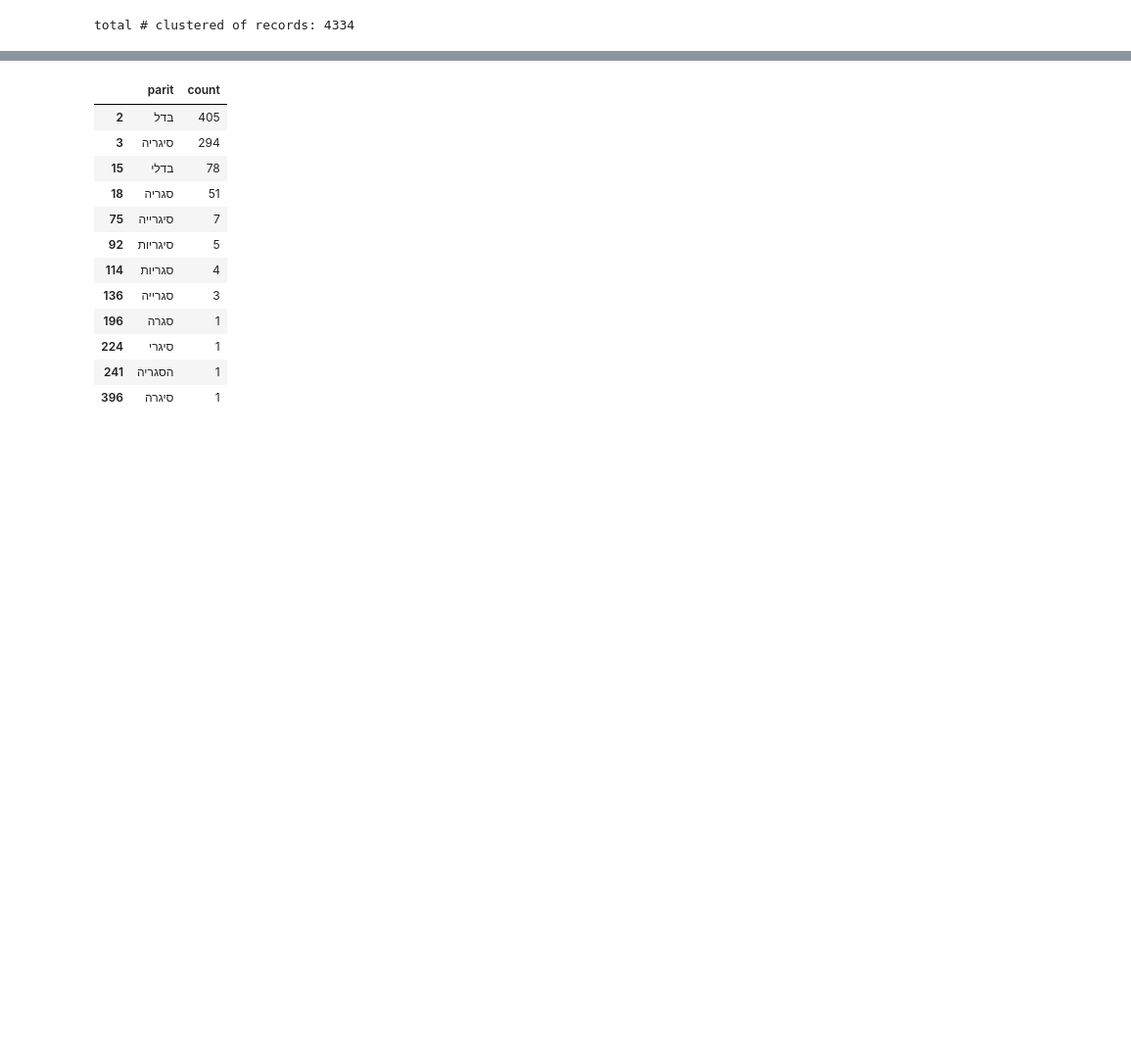
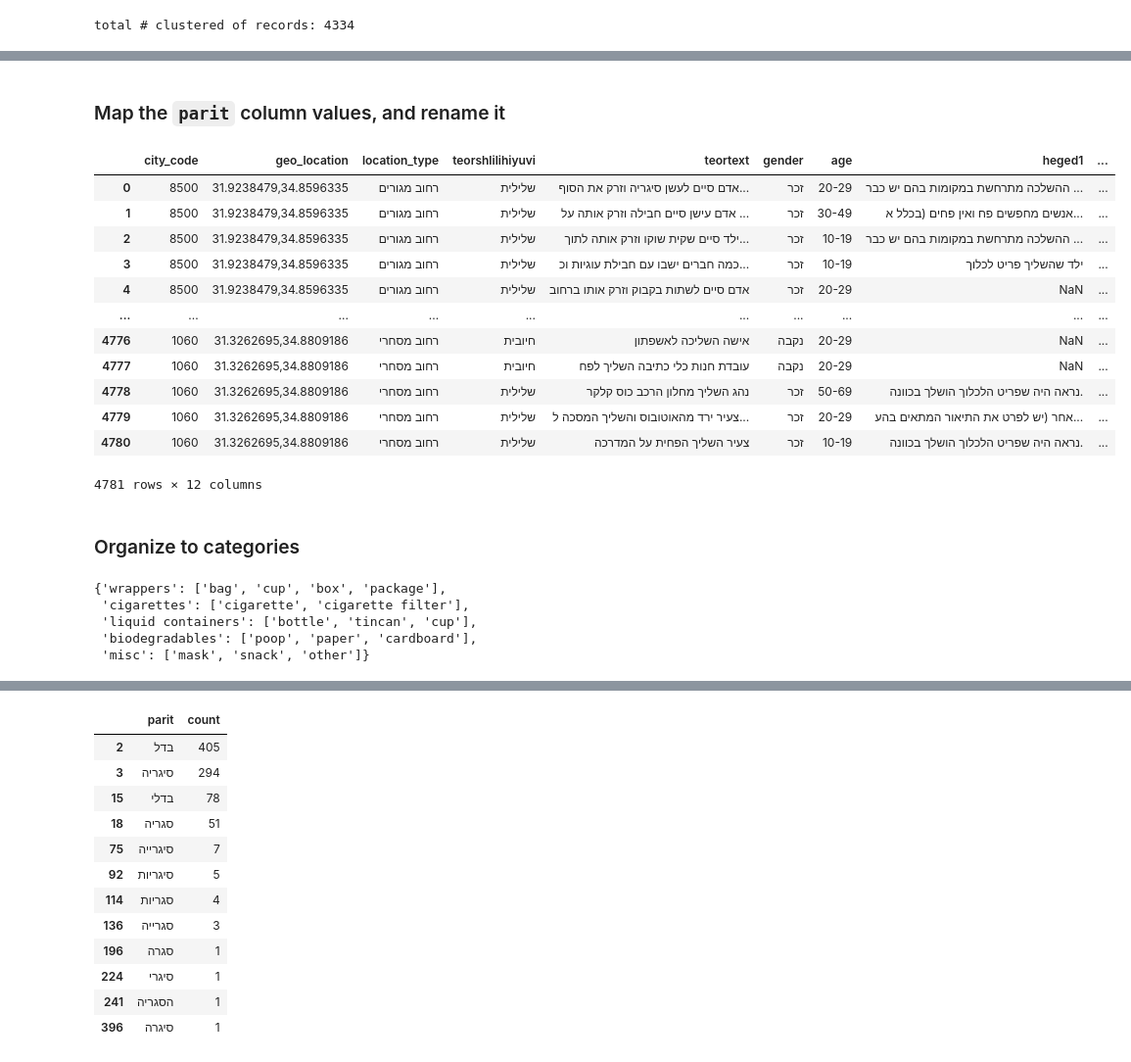
Before and after one commit to ColgateSmile/Visualization_Project_littering-incidents-Israel, a Jupyter notebook: master.ipynb, the cells around one changed output, grey strips where cells are left out. Shown at 98% size. Cells and saved outputs as stored; diff of their text form; code cells hidden in the pictures; blank space fills up the shorter version.

```diff
--- a/master.ipynb
+++ b/master.ipynb
@@ -729,0 +556,37 @@ Analysis of litter objects by word frequency:
+# %% [markdown]
+### Map the `parit` column values, and rename it
+# %%
+df_merged['subcategory'] = df_merged.parit.apply(lambda x: [cls for cls in subcategory if x in subcategory[cls]])
+df_merged['subcategory'] = df_merged['subcategory'].apply(lambda x: x[0] if len(x) > 0 else None)
+df_merged = df_merged.reset_index(drop=True)
+df_merged.drop(['parit'], axis=1, inplace=True)
+df_merged
+# %% [output]
+|  | city_code | geo_location | location_type | teorshlilihiyuvi | teortext | gender | age | heged1 | ... |
+| 0 | 8500 | 31.9238479,34.8596335 | רחוב מגורים | שלילית | אדם סיים לעשן סיגריה וזרק את הסוף... | זכר | 20-29 | ההשלכה מתרחשת במקומות בהם יש כבר ... | ... |
+| 1 | 8500 | 31.9238479,34.8596335 | רחוב מגורים | שלילית | אדם עישן סיים חבילה וזרק אותה על ... | זכר | 30-49 | אנשים מחפשים פח ואין פחים (בכלל א... | ... |
+| 2 | 8500 | 31.9238479,34.8596335 | רחוב מגורים | שלילית | ילד סיים שקית שוקו וזרק אותה לתוך... | זכר | 10-19 | ההשלכה מתרחשת במקומות בהם יש כבר ... | ... |
+| 3 | 8500 | 31.9238479,34.8596335 | רחוב מגורים | שלילית | כמה חברים ישבו עם חבילת עוגיות וכ... | זכר | 10-19 | ילד שהשליך פריט לכלוך | ... |
+| 4 | 8500 | 31.9238479,34.8596335 | רחוב מגורים | שלילית | אדם סיים לשתות בקבוק וזרק אותו ברחוב | זכר | 20-29 | NaN | ... |
+| ... | ... | ... | ... | ... | ... | ... | ... | ... | ... |
+| 4776 | 1060 | 31.3262695,34.8809186 | רחוב מסחרי | חיובית | אישה השליכה לאשפתון | נקבה | 20-29 | NaN | ... |
+| 4777 | 1060 | 31.3262695,34.8809186 | רחוב מסחרי | חיובית | עובדת חנות כלי כתיבה השליך לפח | נקבה | 20-29 | NaN | ... |
+| 4778 | 1060 | 31.3262695,34.8809186 | רחוב מסחרי | שלילית | נהג השליך מחלון הרכב כוס קלקר | זכר | 50-69 | נראה היה שפריט הלכלוך הושלך בכוונה. | ... |
+| 4779 | 1060 | 31.3262695,34.8809186 | רחוב מסחרי | שלילית | צעיר ירד מהאוטובוס והשליך המסכה ל... | זכר | 20-29 | אחר (יש לפרט את התיאור המתאים בהע... | ... |
+| 4780 | 1060 | 31.3262695,34.8809186 | רחוב מסחרי | שלילית | צעיר השליך הפחית על המדרכה | זכר | 10-19 | נראה היה שפריט הלכלוך הושלך בכוונה. | ... |
+4781 rows × 12 columns
+# %% [markdown]
+### Organize to categories
+# %%
+category['wrappers'] = ['bag', 'cup', 'box', 'package']
+category['cigarettes'] = ['cigarette', 'cigarette filter']
+category['liquid containers'] = ['bottle', 'tincan', 'cup']
+category['biodegradables'] = ['poop', 'paper', 'cardboard']
+category['misc'] = ['mask', 'snack', 'other']
+category
+# %% [output]
+{'wrappers': ['bag', 'cup', 'box', 'package'],
+ 'cigarettes': ['cigarette', 'cigarette filter'],
+ 'liquid containers': ['bottle', 'tincan', 'cup'],
+ 'biodegradables': ['poop', 'paper', 'cardboard'],
+ 'misc': ['mask', 'snack', 'other']}
```
Also changed, not shown: parts of 14 cells of this notebook.
